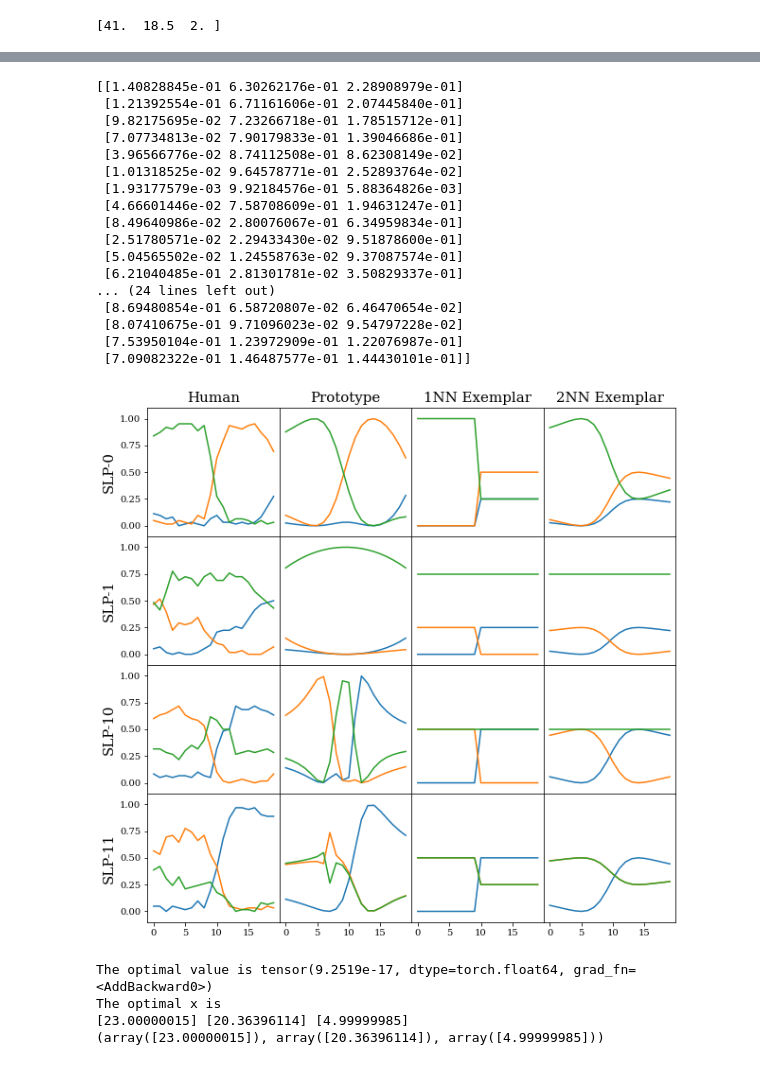
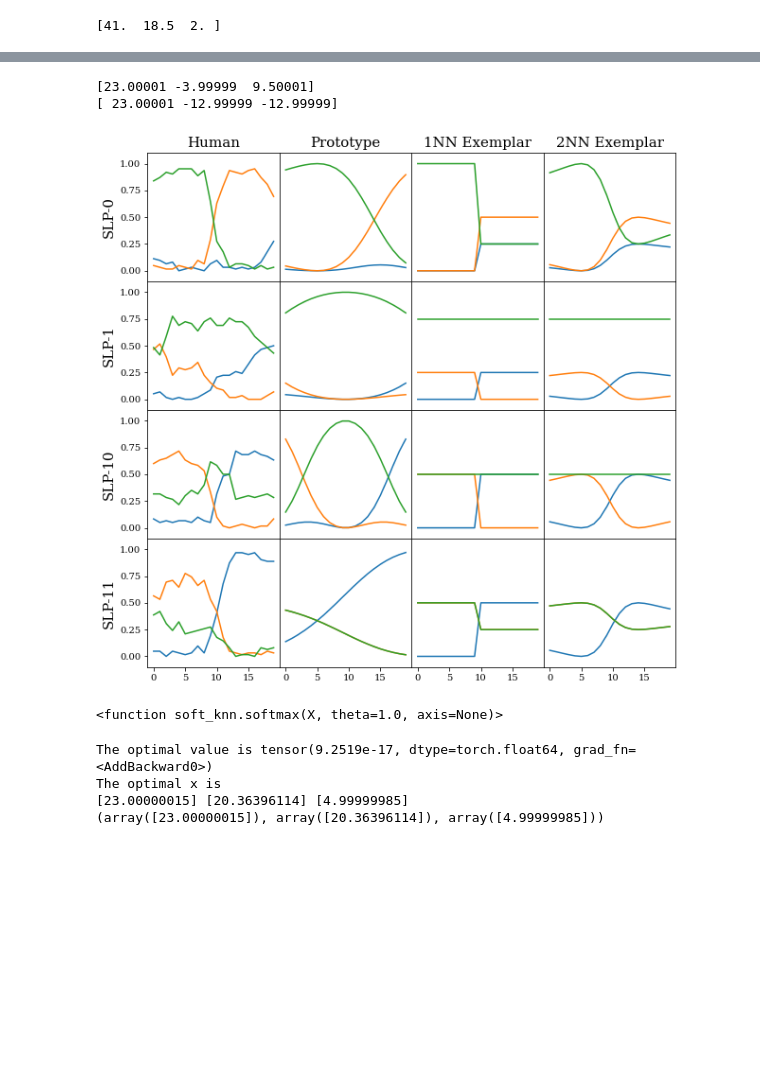
Before and after one commit to ilia10000/LO-Shot, a Jupyter notebook: LOSLP/new-dino-analysis_p-vs-e.ipynb, the cells around one changed output, grey strips where cells are left out. Drawn from its saved outputs; the diff is of its cells as text; code cells hidden in the pictures; blank space fills up the shorter version.

Commit message:
playing around with prototype model

```diff
--- a/LOSLP/new-dino-analysis_p-vs-e.ipynb
+++ b/LOSLP/new-dino-analysis_p-vs-e.ipynb
@@ -257,7 +254,9 @@ for num in [4]:
 counter=0
 fig = plt.figure(figsize=(10,10))
 plt.rcParams["font.family"] = "Serif"
-
+def softmax(x):
+    """Compute softmax values for each sets of scores in x."""
+    return np.exp(x) / np.sum(np.exp(x), axis=-1)[:, np.newaxis]
 for num in [0,1,10,11]:
     counter+=1
     ignore = ['w93e05c8', 'w8f3a5e6', 'w72ff099', 'w6189e36', 'w3cbe79c',
@@ -307,10 +306,11 @@ for num in [0,1,10,11]:
         shift=(1-lab2)/diffs
         shift[diffs==0]=-0.5
         return 14+(shift*(14-5))
-    shift_peaks=peaks(*sl[num])
+    shift_peaks=peaks(*sl[num])+0.00001
+    print(shift_peaks)
     #print(mean_peaks)
     #print(shift_peaks)
-    from soft_knn import SoftKNN, softmax
+    from soft_knn import SoftKNN
 
     plt.subplot(4,4,(counter-1)*4 + 2)
     plt.ylim(-0.1,1.1)
@@ -321,15 +321,33 @@ for num in [0,1,10,11]:
         plt.xticks([0,5,10,15])
     if counter==1:
         plt.title("Prototype", fontsize=15)
+
+
+    # from sklearn.gaussian_process import GaussianProcessRegressor as GPR
+    # from sklearn.gaussian_process.kernels import DotProduct, WhiteKernel, RBF, PairwiseKernel, RationalQuadratic
+    # kernel = RBF(length_scale=3, length_scale_bounds=[0.0,1000])#'fixed')#[0.01,100])
+    #kernel = RBF(length_scale=[3,3*1], length_scale_bounds='fixed')#[0.0,1000])#[0.0,1000])#'fixed')#[0.01,100])
+    # kernel=RationalQuadratic()
+    # prototype_loc=np.array(shift_peaks).reshape((-1,1))#[num]
+    # prototype_lab = np.array([np.array([1., 0., 0.]), np.array([0.,1.,0.]), np.array([0.,0.,1.])])
+    # gpr = GPR(kernel=kernel,random_state=0,normalize_y=True)
+    # gpr.fit(np.array([5.0001,14.0001]).reshape((-1,1)),sl[num])
+    # print(gpr.kernel_)
+    # probs=(100*softmax(probs)).reshape((20,20,8))
+
     clf=SoftKNN(k=3)
     #prototype_loc = optim_peaks(*sl[num])#peaks_dict[num]#mean_peaks+[20,0,0]#+[-3,-11,-1.01]#+[41/2 - mean_peaks[0]/2,0,0]#mean_peaks+[41/2 - mean_peaks[0]/2,-41/2 + mean_peaks[1]/2,0]#np.array([18,13.7,4.6])
     prototype_loc=peaks_dict[num]
+    prototype_loc=shift_peaks#[num]
     prototype_lab = np.array([np.array([1., 0., 0.]), np.array([0.,1.,0.]), np.array([0.,0.,1.])])
     clf.fit(prototype_loc, prototype_lab)
     x=np.linspace(0,19, 20)
     preds=clf.probabilities(x)
-    print(preds)
-    plt.plot(x,preds)
+    # preds=gpr.predict(x.reshape((-1,1)))
+    # preds=softmax(preds)
+    # print(preds)
+    plt.plot(x,preds)#/np.sum(preds,axis=-1).reshape((-1,1)))
+    # plt.scatter([[5,14]*3],sl[num])
     #plt.show()
     #print(prototype_loc)
 
@@ -412,21 +392,10 @@ plt.savefig("figs/new/PvE/pve.png", dpi=300)
-[[1.40828845e-01 6.30262176e-01 2.28908979e-01]
- [1.21392554e-01 6.71161606e-01 2.07445840e-01]
- [9.82175695e-02 7.23266718e-01 1.78515712e-01]
- [7.07734813e-02 7.90179833e-01 1.39046686e-01]
- [3.96566776e-02 8.74112508e-01 8.62308149e-02]
- [1.01318525e-02 9.64578771e-01 2.52893764e-02]
- [1.93177579e-03 9.92184576e-01 5.88364826e-03]
- [4.66601446e-02 7.58708609e-01 1.94631247e-01]
- [8.49640986e-02 2.80076067e-01 6.34959834e-01]
- [2.51780571e-02 2.29433430e-02 9.51878600e-01]
- [5.04565502e-02 1.24558763e-02 9.37087574e-01]
- [6.21040485e-01 2.81301781e-02 3.50829337e-01]
-... (24 lines left out)
- [8.69480854e-01 6.58720807e-02 6.46470654e-02]
- [8.07410675e-01 9.71096023e-02 9.54797228e-02]
- [7.53950104e-01 1.23972909e-01 1.22076987e-01]
- [7.09082322e-01 1.46487577e-01 1.44430101e-01]]
+[23.00001 -3.99999  9.50001]
+[ 23.00001 -12.99999 -12.99999]
-[figure, old version]
+[figure, new version]
+# %%
+softmax
+# %% [output]
+<function soft_knn.softmax(X, theta=1.0, axis=None)>
 # %%
 def peaks(lab1, lab2):
     diffs = lab2-lab1
```
Also changed, not shown: parts of 4 cells of this notebook, 1 other file.
